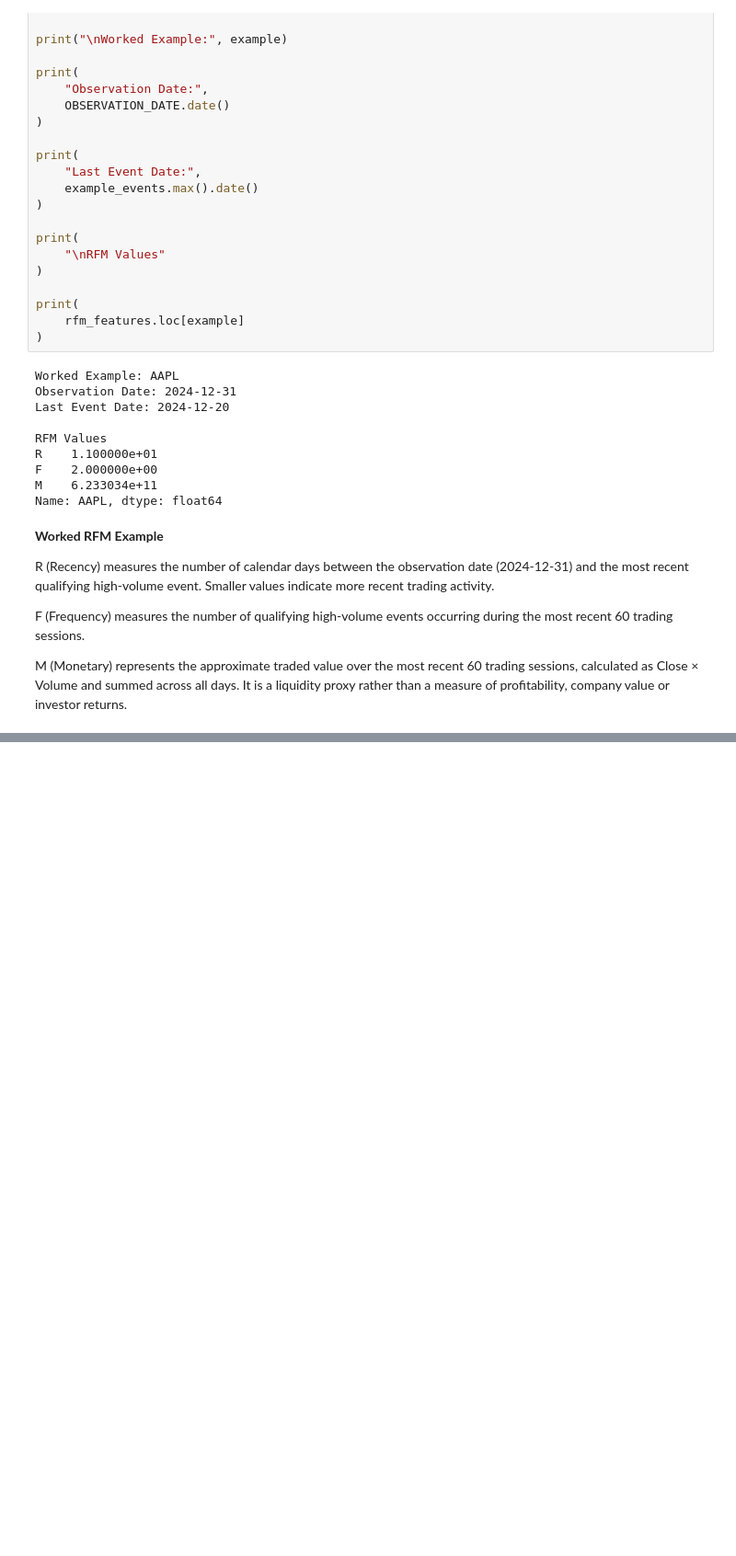
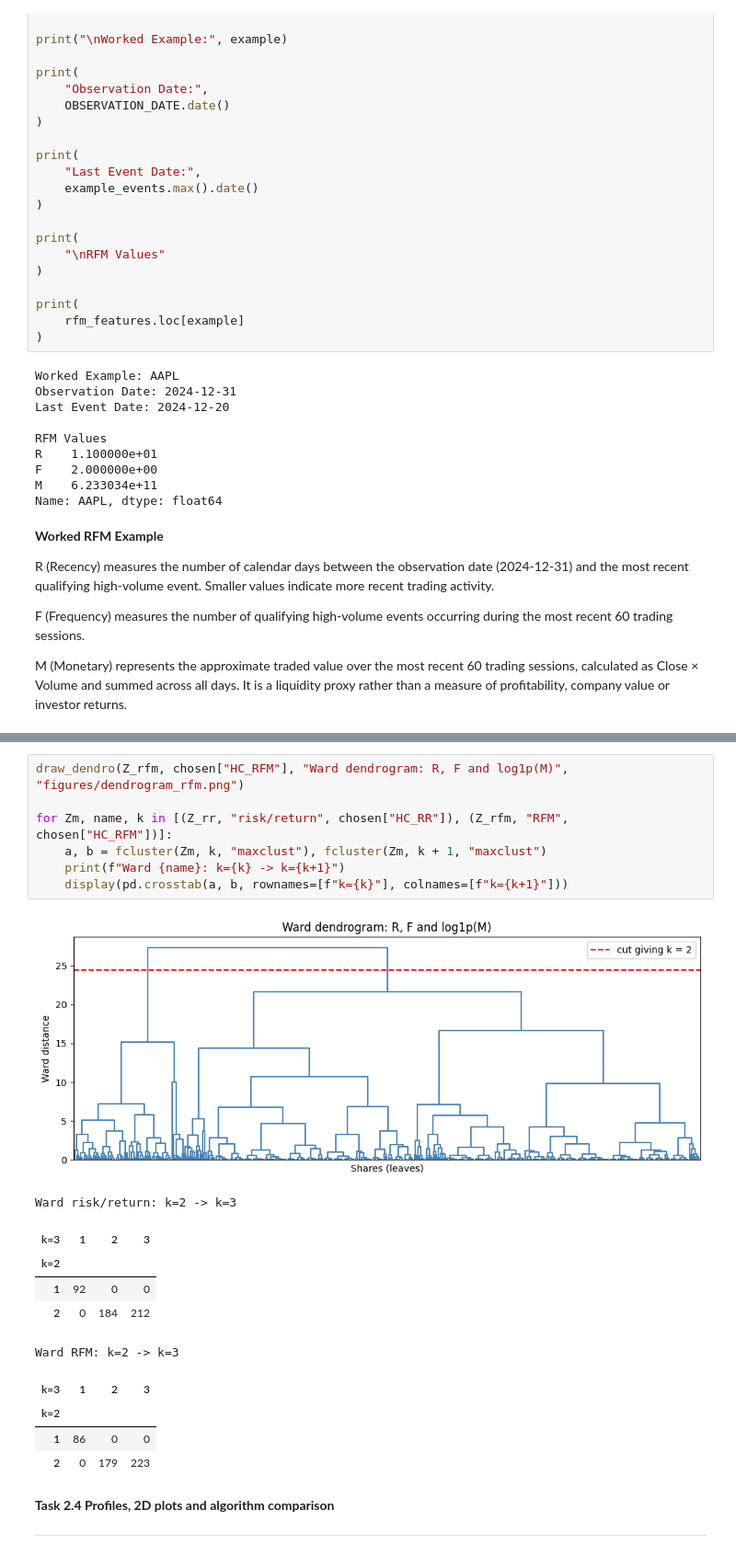
Before and after one commit to Sav200512/sp500-rfm-segmentation-cw, a Jupyter notebook: Task_1_and_2_cw_(20232749_W2151870).ipynb, the cells around one changed output, grey strips where cells are left out. Shown at 92% size. Saved outputs shown, nothing was run; the diff lists cells and outputs as text; blank space fills up the shorter version.

```diff
--- a/Task_1_and_2_cw_(20232749_W2151870).ipynb
+++ b/Task_1_and_2_cw_(20232749_W2151870).ipynb
@@ -767,0 +1121,23 @@ M (Monetary) represents the approximate traded value over the most recent 60 tra
+# %%
+draw_dendro(Z_rfm, chosen["HC_RFM"], "Ward dendrogram: R, F and log1p(M)",                  "figures/dendrogram_rfm.png")
+
+for Zm, name, k in [(Z_rr, "risk/return", chosen["HC_RR"]), (Z_rfm, "RFM", chosen["HC_RFM"])]:
+    a, b = fcluster(Zm, k, "maxclust"), fcluster(Zm, k + 1, "maxclust")
+    print(f"Ward {name}: k={k} -> k={k+1}")
+    display(pd.crosstab(a, b, rownames=[f"k={k}"], colnames=[f"k={k+1}"]))
+# %% [output]
+[figure, added]
+Ward risk/return: k=2 -> k=3
+| k=3 | 1 | 2 | 3 |
+| k=2 |  |  |  |
+| 1 | 92 | 0 | 0 |
+| 2 | 0 | 184 | 212 |
+Ward RFM: k=2 -> k=3
+| k=3 | 1 | 2 | 3 |
+| k=2 |  |  |  |
+| 1 | 86 | 0 | 0 |
+| 2 | 0 | 179 | 223 |
+# %% [markdown]
+**Task 2.4 Profiles, 2D plots and algorithm comparison**
+
+---
```
Also changed, not shown: parts of 27 cells of this notebook.
